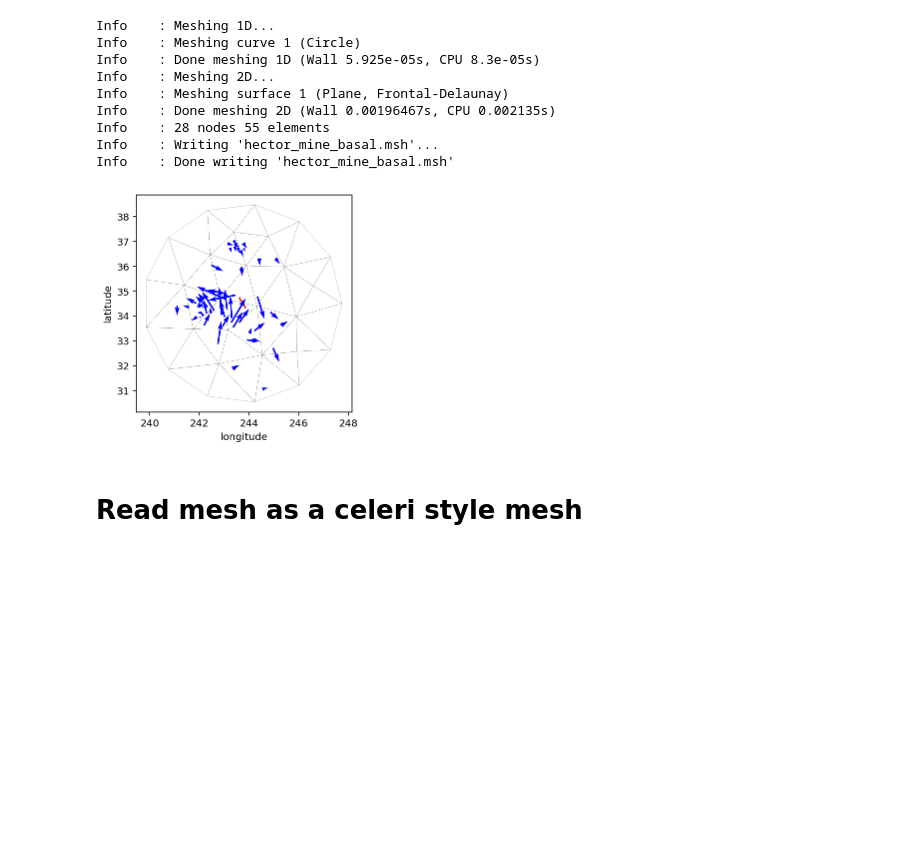
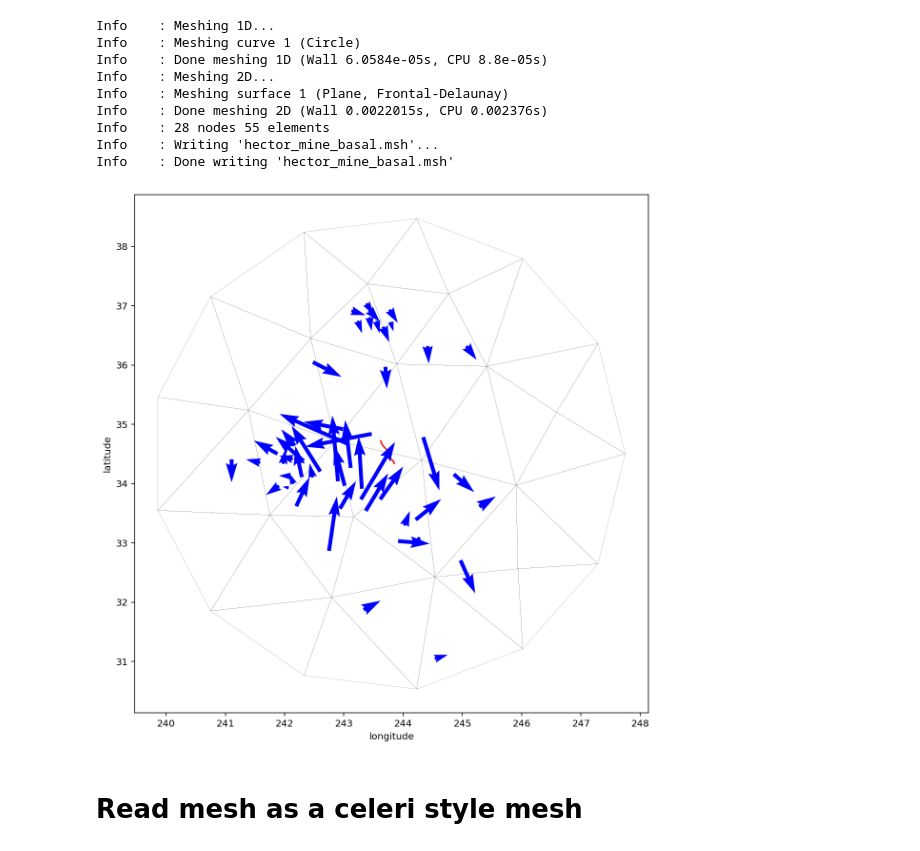
Before and after one commit to jploveless/relax_disloc, a Jupyter notebook: hector_mine.ipynb, the cells around one changed output. Drawn from its saved outputs; the diff is of its cells as text; code cells hidden in the pictures; blank space fills up the shorter version.

```diff
--- a/hector_mine.ipynb
+++ b/hector_mine.ipynb
@@ -61,7 +60,9 @@ gmsh.model.occ.addCurveLoop([1], 1)
 gmsh.model.occ.addPlaneSurface([1], 1)
 gmsh.model.occ.synchronize()
 # Set the mesh size by changing the 10 (same units as the x, y, z, radius)
+# gmsh.model.mesh.setSize([(0, 1)], 0.5)
 gmsh.model.mesh.setSize([(0, 1)], 2)
+
 gmsh.model.mesh.generate(2)
 gmsh.write(MESH_FILE_NAME)
 gmsh.finalize()
@@ -75,7 +76,7 @@ mesh.points[mesh.get_cells_type("triangle")[:, :], 0] += df_fault.lon.mean()
 mesh.points[mesh.get_cells_type("triangle")[:, :], 1] += df_fault.lat.mean()
 
 # JPL style slight tilt of z-cordinates
-base_depth = 30.0
+base_depth = 20.0
 depth_gradient = 0.000001
 mesh.points[mesh.get_cells_type("triangle")[:, :], 2] = base_depth + depth_gradient * (
     mesh.points[mesh.get_cells_type("triangle")[:, :], 0]
@@ -83,42 +84,42 @@ mesh.points[mesh.get_cells_type("triangle")[:, :], 2] = base_depth + depth_gradi
 )
 
 # Plot model geometry
-plt.figure()
+plt.figure(figsize=(10, 10))
 for i in range(0, n_tri):
     plt.fill(
         [
             mesh.points[mesh.get_cells_type("triangle")[:, 0], 0][i],
             mesh.points[mesh.get_cells_type("triangle")[:, 1], 0][i],
             mesh.points[mesh.get_cells_type("triangle")[:, 2], 0][i],
         ],
         [
             mesh.points[mesh.get_cells_type("triangle")[:, 0], 1][i],
             mesh.points[mesh.get_cells_type("triangle")[:, 1], 1][i],
             mesh.points[mesh.get_cells_type("triangle")[:, 2], 1][i],
         ],
         "-k",
         facecolor="w",
         edgecolor="k",
         linewidth=0.1,
     )
 
 plt.plot(df_fault.lon, df_fault.lat, "-r")
 plt.quiver(df_gps.lon, df_gps.lat, df_gps.east, df_gps.north, color="blue", zorder=10)
 plt.xlabel("longitude")
 plt.ylabel("latitude")
 plt.gca().set_aspect("equal")
 plt.show()
 # %% [output]
 Info    : Meshing 1D...
 Info    : Meshing curve 1 (Circle)
-Info    : Done meshing 1D (Wall 5.925e-05s, CPU 8.3e-05s)
+Info    : Done meshing 1D (Wall 6.0584e-05s, CPU 8.8e-05s)
 Info    : Meshing 2D...
 Info    : Meshing surface 1 (Plane, Frontal-Delaunay)
-Info    : Done meshing 2D (Wall 0.00196467s, CPU 0.002135s)
+Info    : Done meshing 2D (Wall 0.0022015s, CPU 0.002376s)
 Info    : 28 nodes 55 elements
 Info    : Writing 'hector_mine_basal.msh'...
 Info    : Done writing 'hector_mine_basal.msh'
-[figure, old version]
+[figure, new version]
 # %% [markdown]
 # Read mesh as a celeri style mesh
 # %%
```
Also changed, not shown: parts of 11 cells of this notebook.
